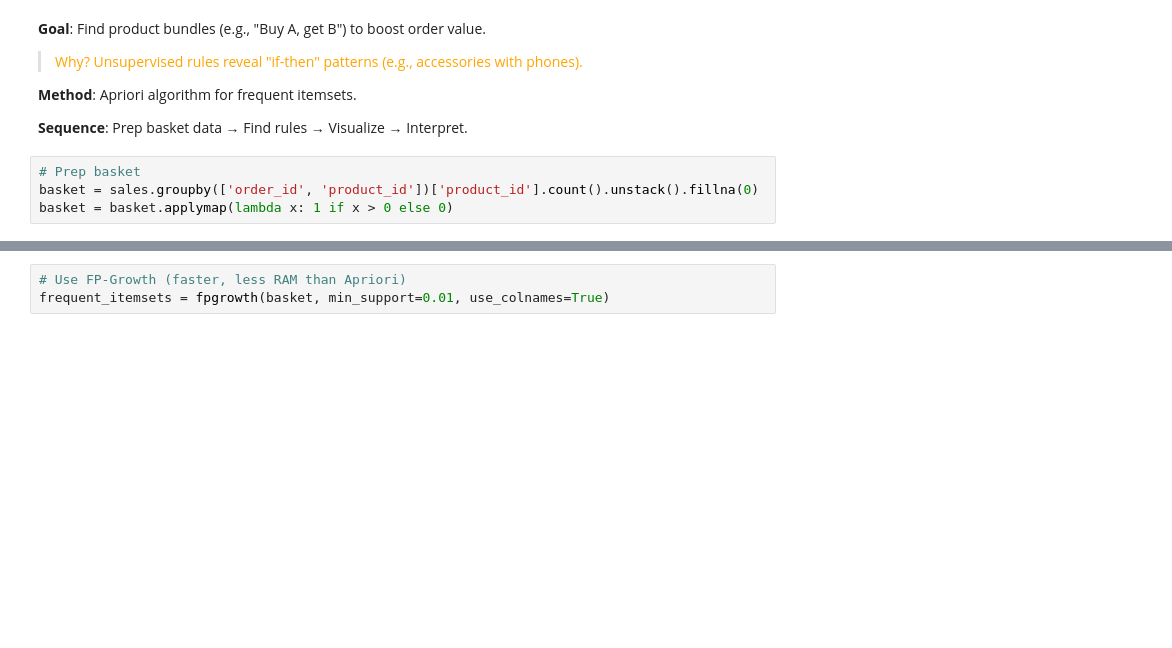
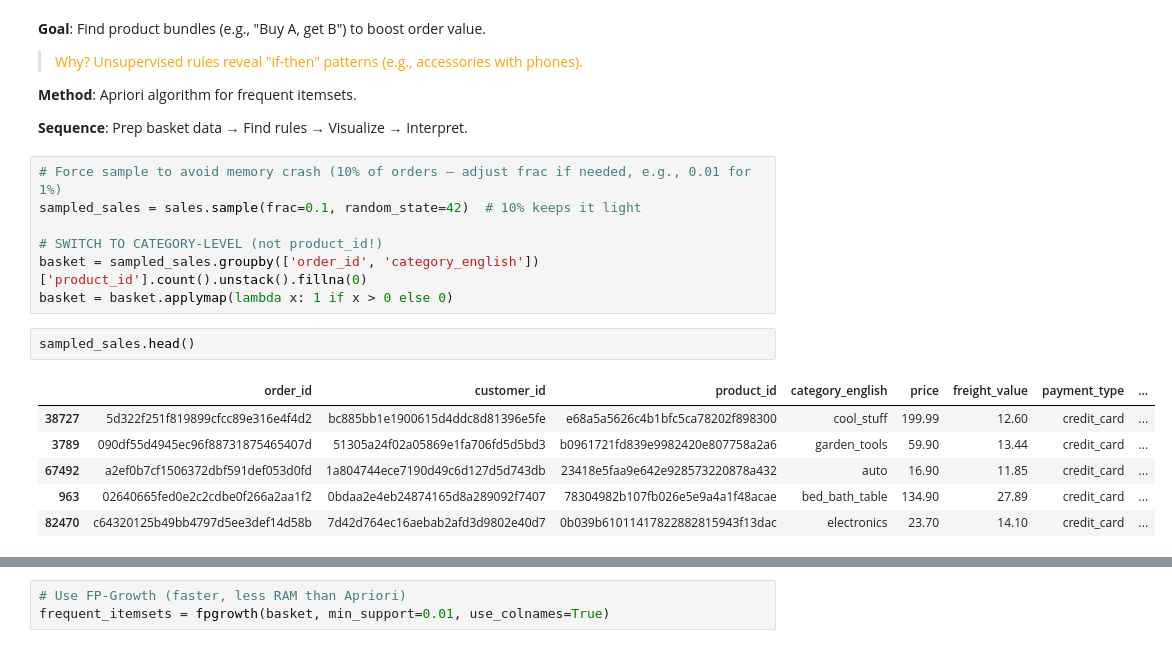
Before and after one commit to Kanakbaghel/Capstone_Project, a Jupyter notebook: Scripts/P3 : Retailsmart Advanced Analytics.ipynb, the cells around one changed output, grey strips where cells are left out. Cells and saved outputs as stored; diff of their text form; blank space fills up the shorter version.

```diff
--- a/Scripts/P3 : Retailsmart Advanced Analytics.ipynb
+++ b/Scripts/P3 : Retailsmart Advanced Analytics.ipynb
@@ -345,6 +346,18 @@ Forecast results saved to data_outputs/forecast_results.csv
 
 **Sequence**: Prep basket data → Find rules → Visualize → Interpret.
 # %%
-# Prep basket
-basket = sales.groupby(['order_id', 'product_id'])['product_id'].count().unstack().fillna(0)
+# Force sample to avoid memory crash (10% of orders – adjust frac if needed, e.g., 0.01 for 1%)
+sampled_sales = sales.sample(frac=0.1, random_state=42)  # 10% keeps it light
+
+# SWITCH TO CATEGORY-LEVEL (not product_id!)
+basket = sampled_sales.groupby(['order_id', 'category_english'])['product_id'].count().unstack().fillna(0)
 basket = basket.applymap(lambda x: 1 if x > 0 else 0)
+# %%
+sampled_sales.head()
+# %% [output]
+|  | order_id | customer_id | product_id | category_english | price | freight_value | payment_type | ... |
+| 38727 | 5d322f251f819899cfcc89e316e4f4d2 | bc885bb1e1900615d4ddc8d81396e5fe | e68a5a5626c4b1bfc5ca78202f898300 | cool_stuff | 199.99 | 12.60 | credit_card | ... |
+| 3789 | 090df55d4945ec96f88731875465407d | 51305a24f02a05869e1fa706fd5d5bd3 | b0961721fd839e9982420e807758a2a6 | garden_tools | 59.90 | 13.44 | credit_card | ... |
+| 67492 | a2ef0b7cf1506372dbf591def053d0fd | 1a804744ece7190d49c6d127d5d743db | 23418e5faa9e642e928573220878a432 | auto | 16.90 | 11.85 | credit_card | ... |
+| 963 | 02640665fed0e2c2cdbe0f266a2aa1f2 | 0bdaa2e4eb24874165d8a289092f7407 | 78304982b107fb026e5e9a4a1f48acae | bed_bath_table | 134.90 | 27.89 | credit_card | ... |
+| 82470 | c64320125b49bb4797d5ee3def14d58b | 7d42d764ec16aebab2afd3d9802e40d7 | 0b039b61011417822882815943f13dac | electronics | 23.70 | 14.10 | credit_card | ... |
```
Also changed, not shown: parts of 19 cells of this notebook, 3 other files.
